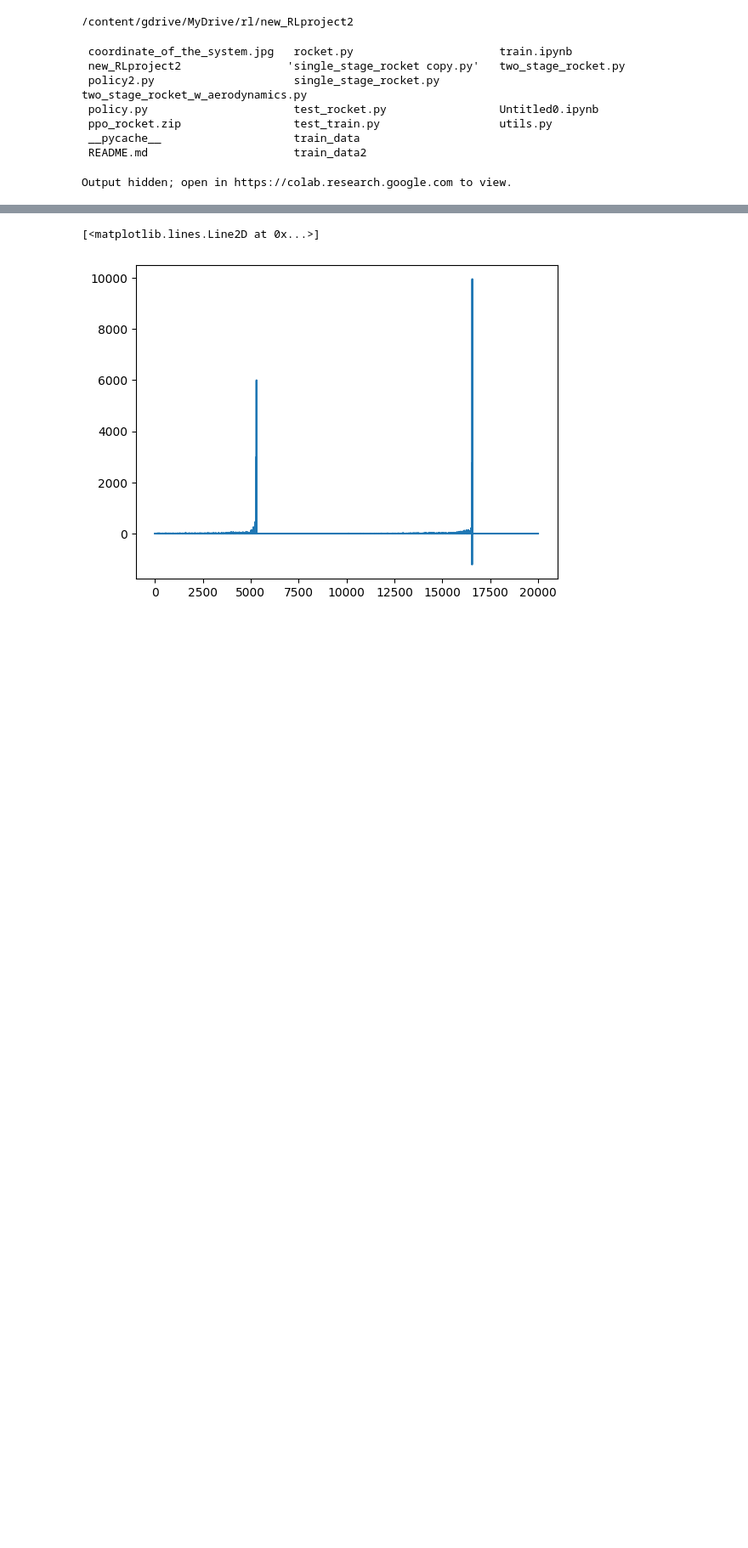
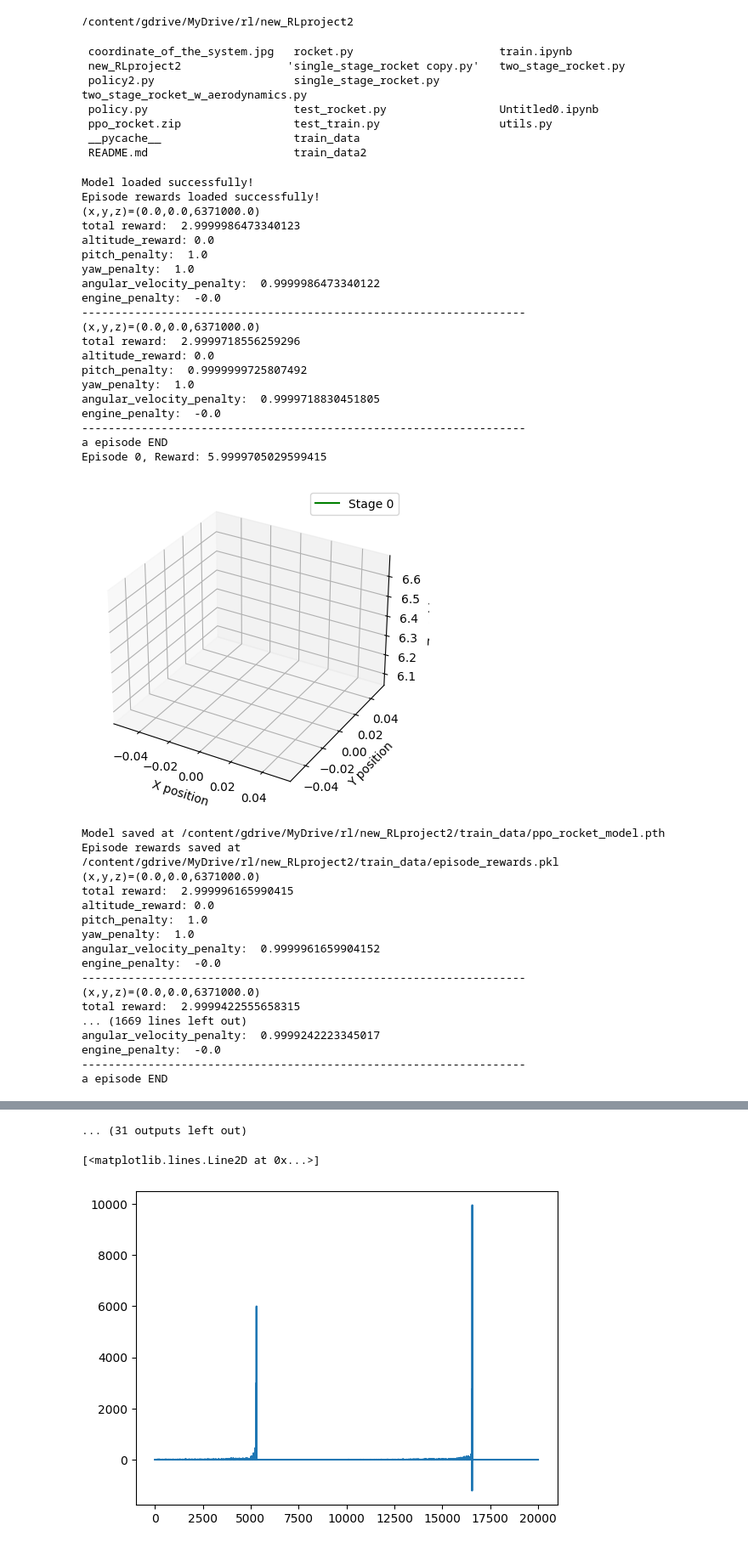
Before and after one commit to KIM-BYOUNGKYU/new_RLproject2, a Jupyter notebook: train.ipynb, the cells around one changed output, grey strips where cells are left out. Shown at 85% size. Cells and saved outputs as stored; diff of their text form; code cells hidden in the pictures; blank space fills up the shorter version.

Commit message:
train file modified

```diff
--- a/train.ipynb
+++ b/train.ipynb
@@ -268,11 +270,48 @@ def train_ppo_agent(env, agent, num_episodes=1000, learning_rate=1e-4, gamma=0.9
 # %%
 env = Rocket()
 state_dim = env.state_dims
 action_dim = env.action_dims
 agent = PPORocketAgent(state_dim, action_dim).to(device)
 
 # Train the agent
-episode_rewards = train_ppo_agent(env, agent, num_episodes=10000, save_path=Path)
+episode_rewards = train_ppo_agent(env, agent, num_episodes=1000, save_path=Path)
 plt.plot(episode_rewards)
 # %% [output]
-Output hidden; open in https://colab.research.google.com to view.
+Model loaded successfully!
+Episode rewards loaded successfully!
+(x,y,z)=(0.0,0.0,6371000.0)
+total reward:  2.9999986473340123
+altitude_reward: 0.0
+pitch_penalty:  1.0
+yaw_penalty:  1.0
+angular_velocity_penalty:  0.9999986473340122
+engine_penalty:  -0.0
+-------------------------------------------------------------------
+(x,y,z)=(0.0,0.0,6371000.0)
+total reward:  2.9999718556259296
+altitude_reward: 0.0
+pitch_penalty:  0.9999999725807492
+yaw_penalty:  1.0
+angular_velocity_penalty:  0.9999718830451805
+engine_penalty:  -0.0
+-------------------------------------------------------------------
+a episode END
+Episode 0, Reward: 5.9999705029599415
+[figure, added]
+Model saved at /content/gdrive/MyDrive/rl/new_RLproject2/train_data/ppo_rocket_model.pth
+Episode rewards saved at /content/gdrive/MyDrive/rl/new_RLproject2/train_data/episode_rewards.pkl
+(x,y,z)=(0.0,0.0,6371000.0)
+total reward:  2.999996165990415
+altitude_reward: 0.0
+pitch_penalty:  1.0
+yaw_penalty:  1.0
+angular_velocity_penalty:  0.9999961659904152
+engine_penalty:  -0.0
+-------------------------------------------------------------------
+(x,y,z)=(0.0,0.0,6371000.0)
+total reward:  2.9999422555658315
+... (1669 lines left out)
+angular_velocity_penalty:  0.9999242223345017
+engine_penalty:  -0.0
+-------------------------------------------------------------------
+a episode END
@@ -279,3 +393,4 @@ Output hidden; open in https://colab.research.google.com to view.
+... (31 outputs left out)
 # %%
 episode_rewards=[]
 # %%
```
Also changed, not shown: parts of 2 cells of this notebook.
